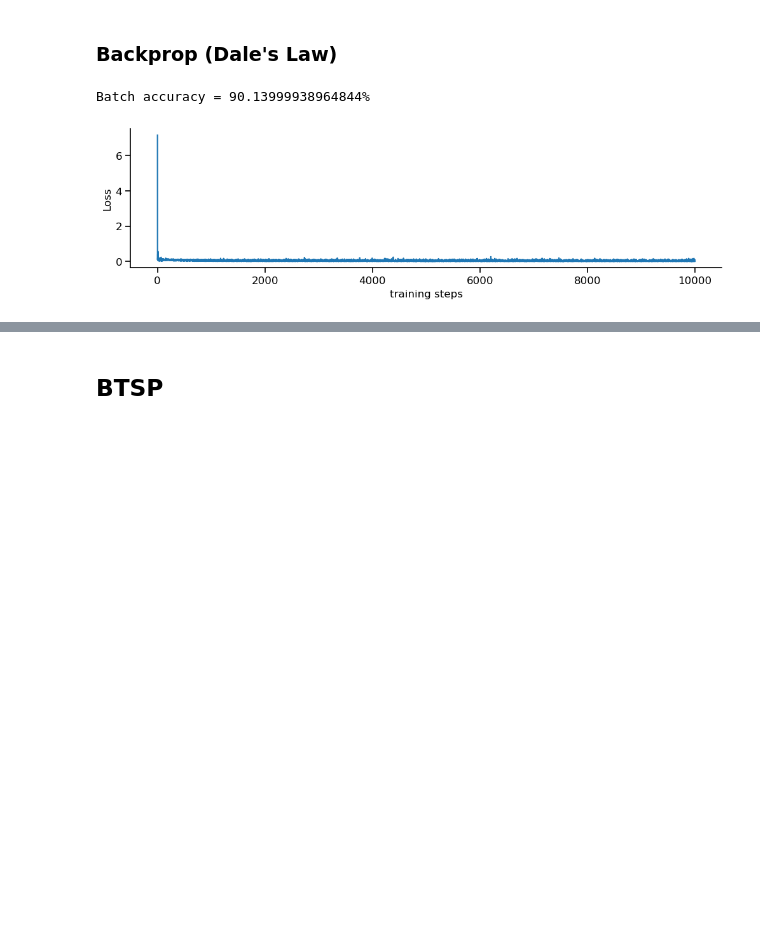
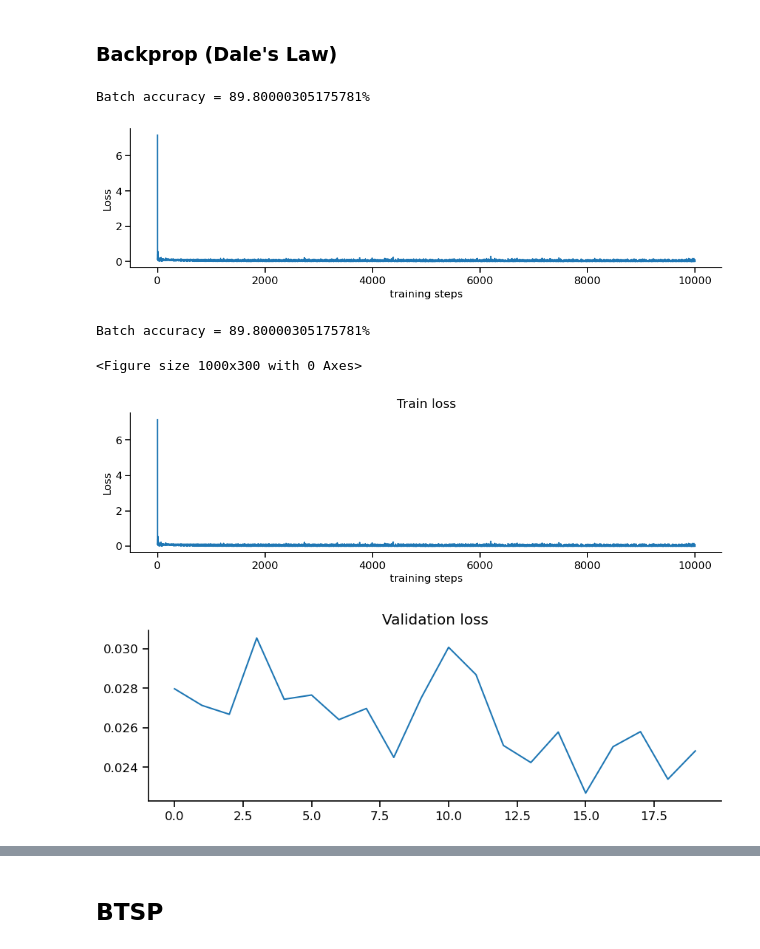
Before and after one commit to Milstein-Lab/EIANN, a Jupyter notebook: EIANN/notebooks/MNIST_1hidden.ipynb, the cells around one changed output, grey strips where cells are left out. Saved outputs shown, nothing was run; the diff lists cells and outputs as text; code cells hidden in the pictures; blank space fills up the shorter version.

```diff
--- a/EIANN/notebooks/MNIST_1hidden.ipynb
+++ b/EIANN/notebooks/MNIST_1hidden.ipynb
@@ -91,19 +97,15 @@ training_kwargs = network_config['training_kwargs']
 
 bpDale_network = Network(layer_config, projection_config, seed=network_seed, **training_kwargs)
 
-
 # Train network
 data_generator.manual_seed(data_seed)
-bpDale_network.train(train_sub_dataloader,
-              epochs=epochs,
-              store_history=True,
-              store_weights=False,
-              status_bar=True)
-
-ut.compute_batch_accuracy(bpDale_network, test_dataloader)
-pt.plot_train_loss_history(bpDale_network)
-# pt.plot_test_loss_history(bpDale_network, test_dataloader, stepsize=100)
-# pt.plot_MNIST_examples(bpDale_network, test_dataloader)
+bpDale_network.train_and_validate(train_sub_dataloader,
+                              val_dataloader,
+                              epochs=epochs,
+                              val_interval=(-200,-1,10),
+                              store_history=False,
+                              store_weights=False,
+                              status_bar=True)
 # %% [output]
-Batch accuracy = 90.13999938964844%
+Batch accuracy = 89.80000305175781%
 [figure]
@@ -111,0 +112,17 @@ Batch accuracy = 90.13999938964844%
+# %%
+ut.compute_batch_accuracy(bpDale_network, test_dataloader)
+plt.figure()
+pt.plot_train_loss_history(bpDale_network)
+plt.title('Train loss')
+plt.show()
+# pt.plot_test_loss_history(bpDale_network, test_dataloader, stepsize=50)
+# pt.plot_MNIST_examples(bpDale_network, test_dataloader)
+plt.figure()
+plt.plot(bpDale_network.val_loss_history)
+plt.title('Validation loss')
+plt.show()
+# %% [output]
+Batch accuracy = 89.80000305175781%
+<Figure size 1000x300 with 0 Axes>
+[figure, added]
+[figure, added]
```
Also changed, not shown: parts of 7 cells of this notebook, 6 other files.
